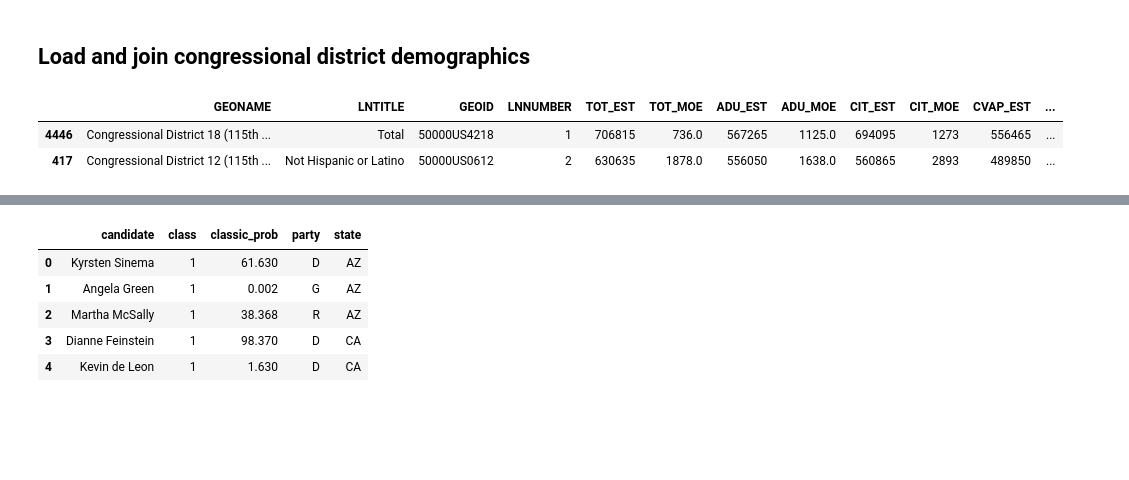
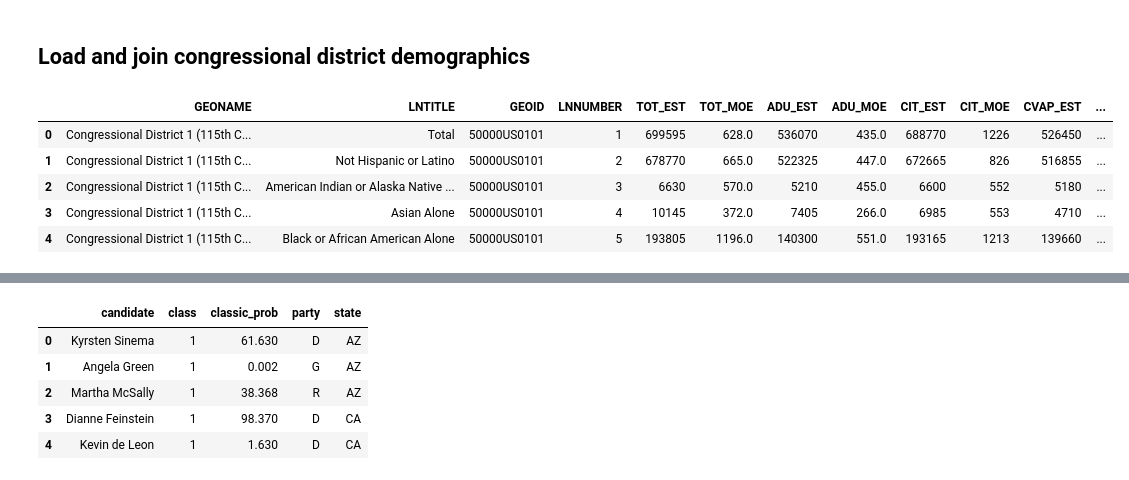
Before and after one commit to BuzzFeedNews/2018-10-midterm-demographics, a Jupyter notebook: notebooks/close-race-demographic-differences.ipynb, the cells around one changed output, grey strips where cells are left out. Saved outputs shown, nothing was run; the diff lists cells and outputs as text; code cells hidden in the pictures; blank space fills up the shorter version.

```diff
--- a/notebooks/close-race-demographic-differences.ipynb
+++ b/notebooks/close-race-demographic-differences.ipynb
@@ -79,9 +105,14 @@ There are 48 close Houses races, and 387 other races.
 ## Load and join congressional district demographics
 # %%
 cd_demographics = pd.read_csv("../data/census/CD.csv")
+
 cd_demographics["fips"] = cd_demographics["GEOID"].apply(lambda x: x.split("US")[-1])
-cd_demographics.sample(2)
+
+cd_demographics.head(5)
 # %% [output]
 |  | GEONAME | LNTITLE | GEOID | LNNUMBER | TOT_EST | TOT_MOE | ADU_EST | ADU_MOE | CIT_EST | CIT_MOE | CVAP_EST | ... |
-| 4446 | Congressional District 18 (115th ... | Total | 50000US4218 | 1 | 706815 | 736.0 | 567265 | 1125.0 | 694095 | 1273 | 556465 | ... |
-| 417 | Congressional District 12 (115th ... | Not Hispanic or Latino | 50000US0612 | 2 | 630635 | 1878.0 | 556050 | 1638.0 | 560865 | 2893 | 489850 | ... |
+| 0 | Congressional District 1 (115th C... | Total | 50000US0101 | 1 | 699595 | 628.0 | 536070 | 435.0 | 688770 | 1226 | 526450 | ... |
+| 1 | Congressional District 1 (115th C... | Not Hispanic or Latino | 50000US0101 | 2 | 678770 | 665.0 | 522325 | 447.0 | 672665 | 826 | 516855 | ... |
+| 2 | Congressional District 1 (115th C... | American Indian or Alaska Native ... | 50000US0101 | 3 | 6630 | 570.0 | 5210 | 455.0 | 6600 | 552 | 5180 | ... |
+| 3 | Congressional District 1 (115th C... | Asian Alone | 50000US0101 | 4 | 10145 | 372.0 | 7405 | 266.0 | 6985 | 553 | 4710 | ... |
+| 4 | Congressional District 1 (115th C... | Black or African American Alone | 50000US0101 | 5 | 193805 | 1196.0 | 140300 | 551.0 | 193165 | 1213 | 139660 | ... |
```
Also changed, not shown: parts of 57 cells of this notebook, 4 other files.
